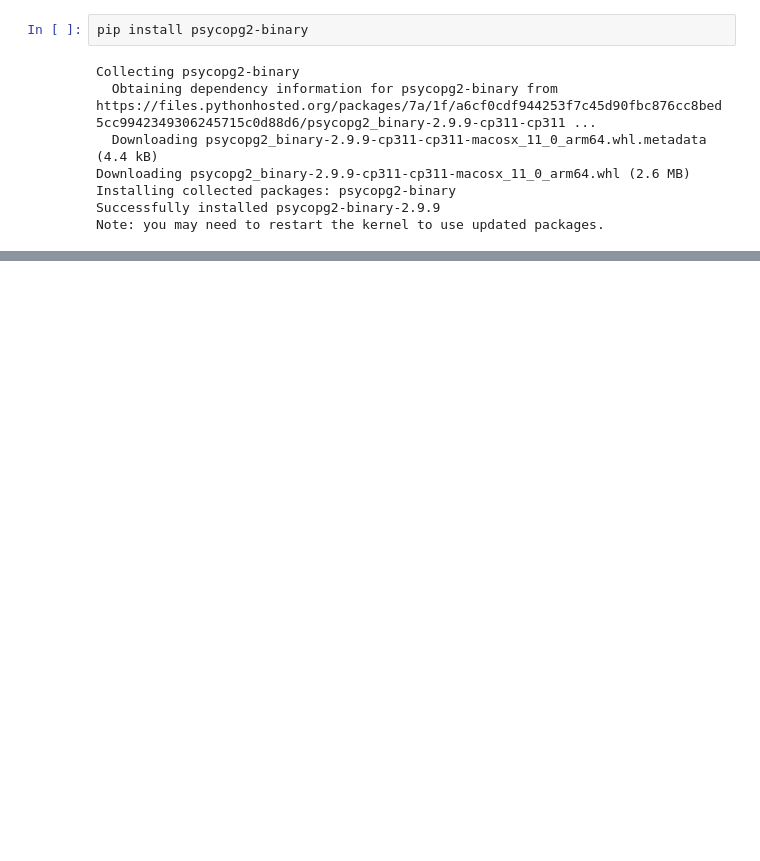
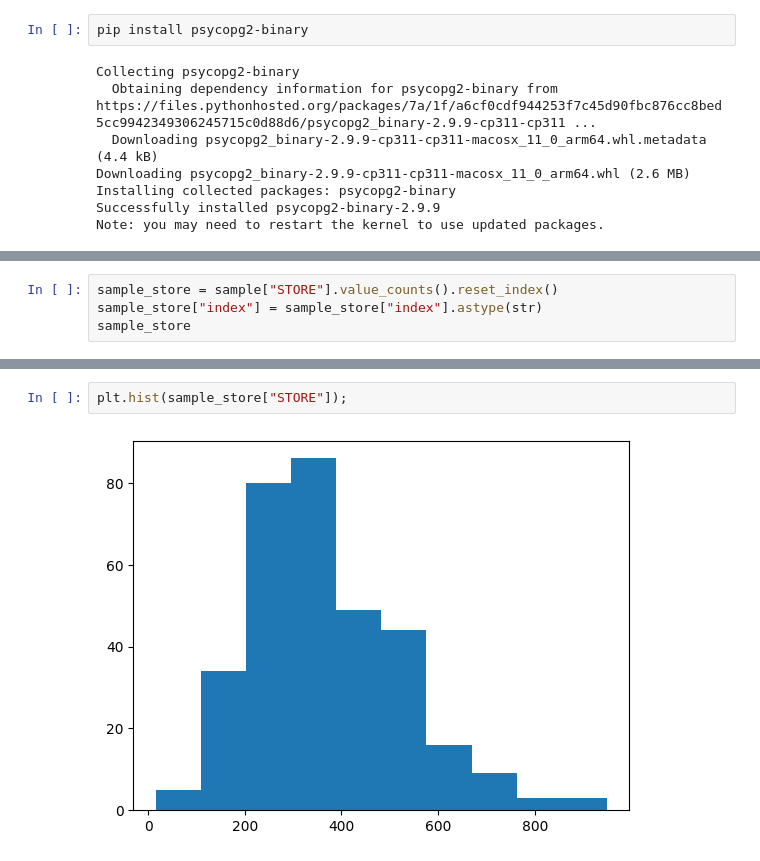
Before and after one commit to Marklong7/Dillard_return_forecasting, a Jupyter notebook: EDA.ipynb, the cells around one changed output, grey strips where cells are left out. Saved outputs shown, nothing was run; the diff lists cells and outputs as text; blank space fills up the shorter version.

```diff
--- a/EDA.ipynb
+++ b/EDA.ipynb
@@ -417,0 +177,4 @@ Name: count, dtype: int64
+# %%
+sample_store = sample["STORE"].value_counts().reset_index()
+sample_store["index"] = sample_store["index"].astype(str)
+sample_store
@@ -417,0 +207,4 @@ Name: count, dtype: int64
+# %%
+plt.hist(sample_store["STORE"]);
+# %% [output]
+[figure, added]
```
Also changed, not shown: parts of 75 cells of this notebook, 2 other files.
